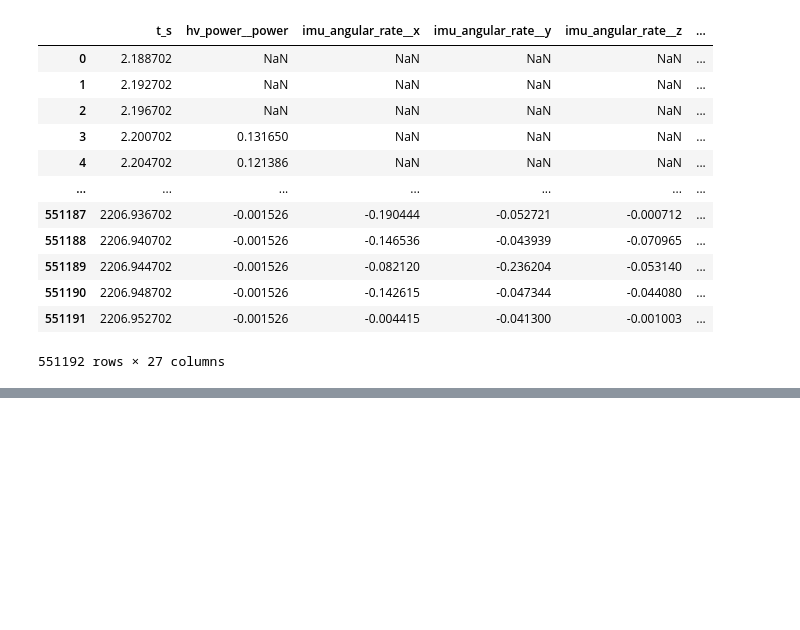
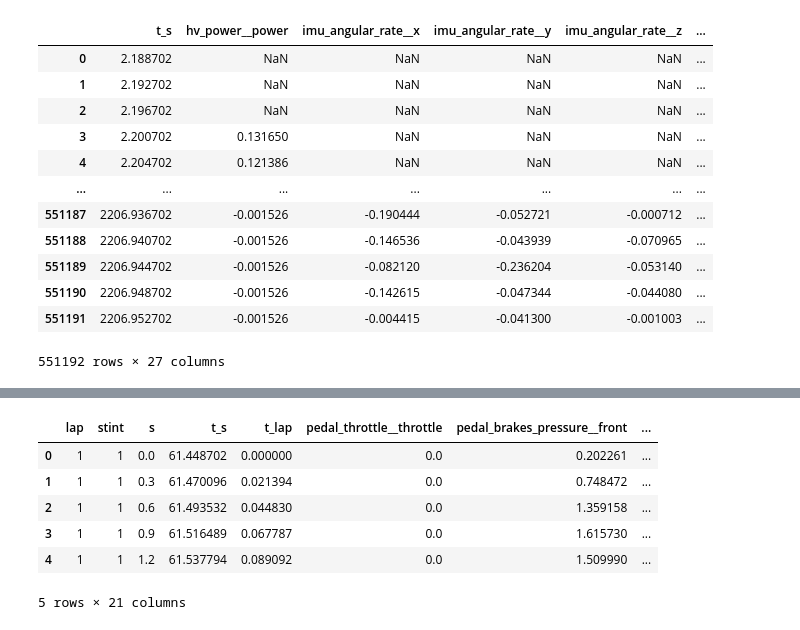
Before and after one commit to manelbenabid/recruiting-sw-telemetry, a Jupyter notebook: notebooks/07_segment.ipynb, the cells around one changed output, grey strips where cells are left out. Cells and saved outputs as stored; diff of their text form; code cells hidden in the pictures; blank space fills up the shorter version.

```diff
--- a/notebooks/07_segment.ipynb
+++ b/notebooks/07_segment.ipynb
@@ -426,0 +415,13 @@ df.loc[df['t_s'].isin(valid_rows), :]
+# %%
+from src.segment import build_distance_grid
+
+grid_df = build_distance_grid(df, laps, standstills, track_length, save=False)
+grid_df.head()
+# %% [output]
+|  | lap | stint | s | t_s | t_lap | pedal_throttle__throttle | pedal_brakes_pressure__front | ... |
+| 0 | 1 | 1 | 0.0 | 61.448702 | 0.000000 | 0.0 | 0.202261 | ... |
+| 1 | 1 | 1 | 0.3 | 61.470096 | 0.021394 | 0.0 | 0.748472 | ... |
+| 2 | 1 | 1 | 0.6 | 61.493532 | 0.044830 | 0.0 | 1.359158 | ... |
+| 3 | 1 | 1 | 0.9 | 61.516489 | 0.067787 | 0.0 | 1.615730 | ... |
+| 4 | 1 | 1 | 1.2 | 61.537794 | 0.089092 | 0.0 | 1.509990 | ... |
+5 rows × 21 columns
```
Also changed, not shown: parts of 7 cells of this notebook.
